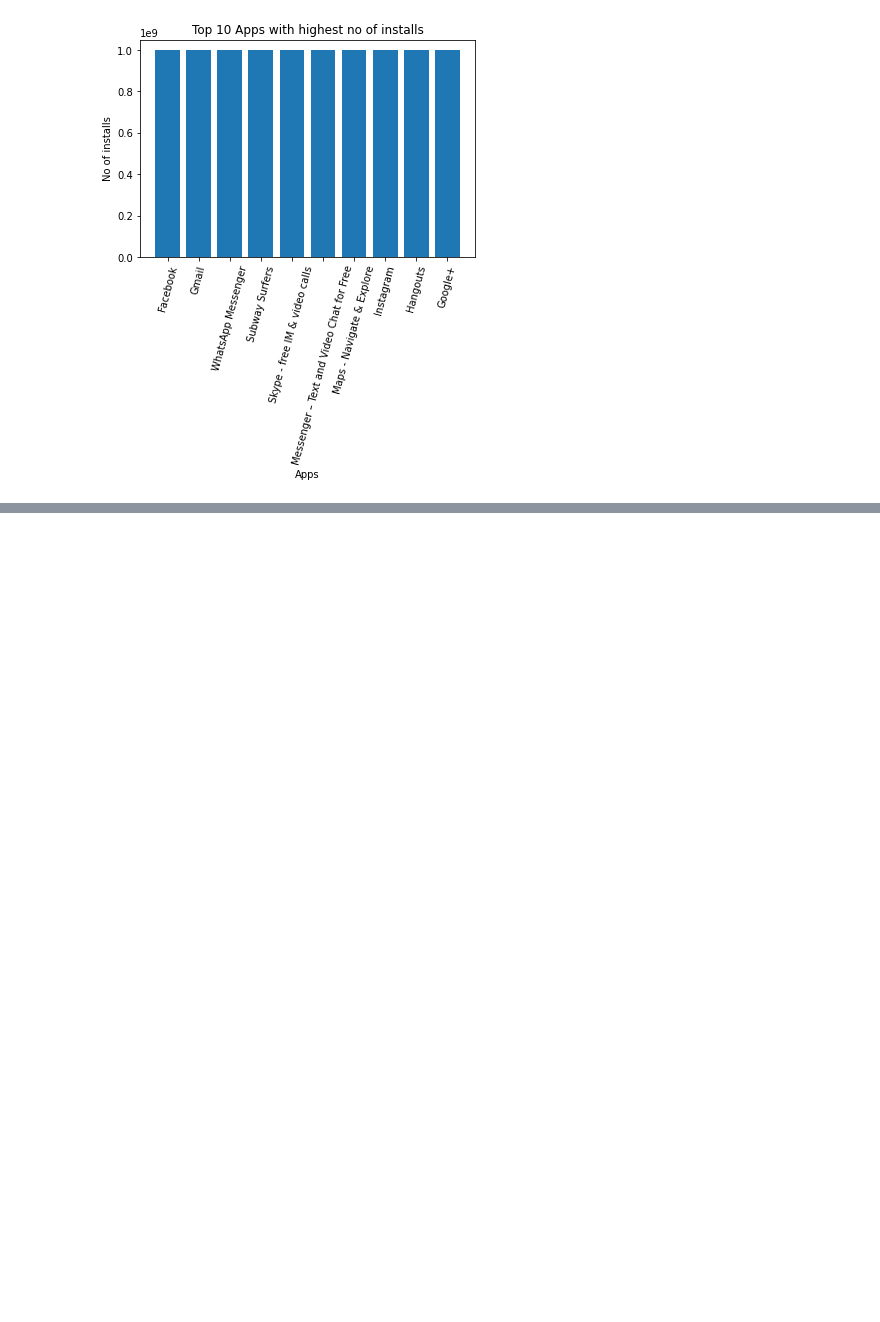
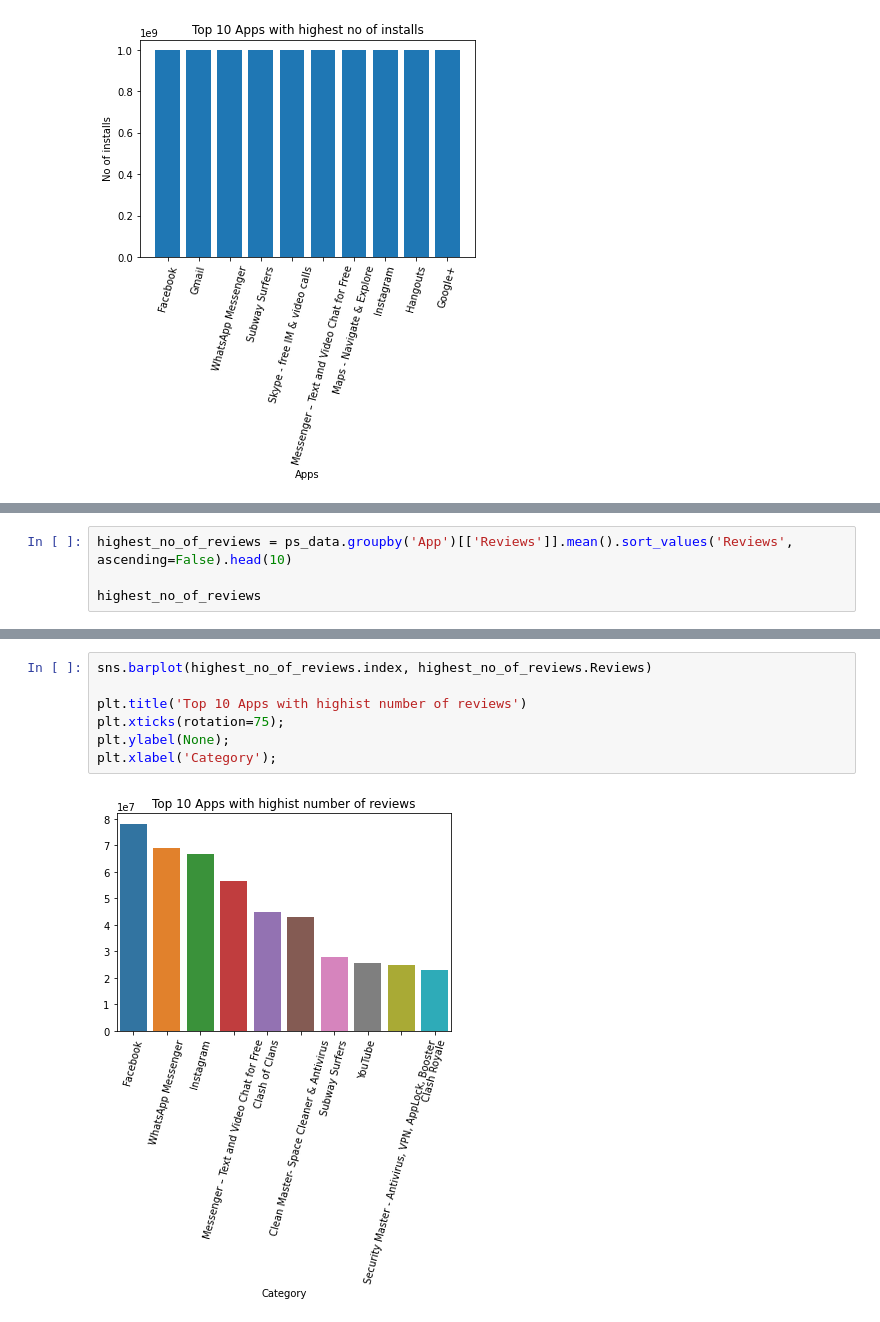
Before and after one commit to Chaitanya-Cr7/EDA_playStore_analysis, a Jupyter notebook: Play_Store_App_Review_Analysis_Capstone_Project.ipynb, the cells around one changed output, grey strips where cells are left out. Saved outputs shown, nothing was run; the diff lists cells and outputs as text; blank space fills up the shorter version.

```diff
--- a/Play_Store_App_Review_Analysis_Capstone_Project.ipynb
+++ b/Play_Store_App_Review_Analysis_Capstone_Project.ipynb
@@ -652,0 +655,4 @@ Text(0, 0.5, 'No of installs')
+# %%
+highest_no_of_reviews = ps_data.groupby('App')[['Reviews']].mean().sort_values('Reviews', ascending=False).head(10)
+
+highest_no_of_reviews
@@ -652,0 +672,9 @@ Text(0, 0.5, 'No of installs')
+# %%
+sns.barplot(highest_no_of_reviews.index, highest_no_of_reviews.Reviews)
+
+plt.title('Top 10 Apps with highist number of reviews')
+plt.xticks(rotation=75);
+plt.ylabel(None);
+plt.xlabel('Category');
+# %% [output]
+[figure, added]
```
Also changed, not shown: parts of 41 cells of this notebook.
